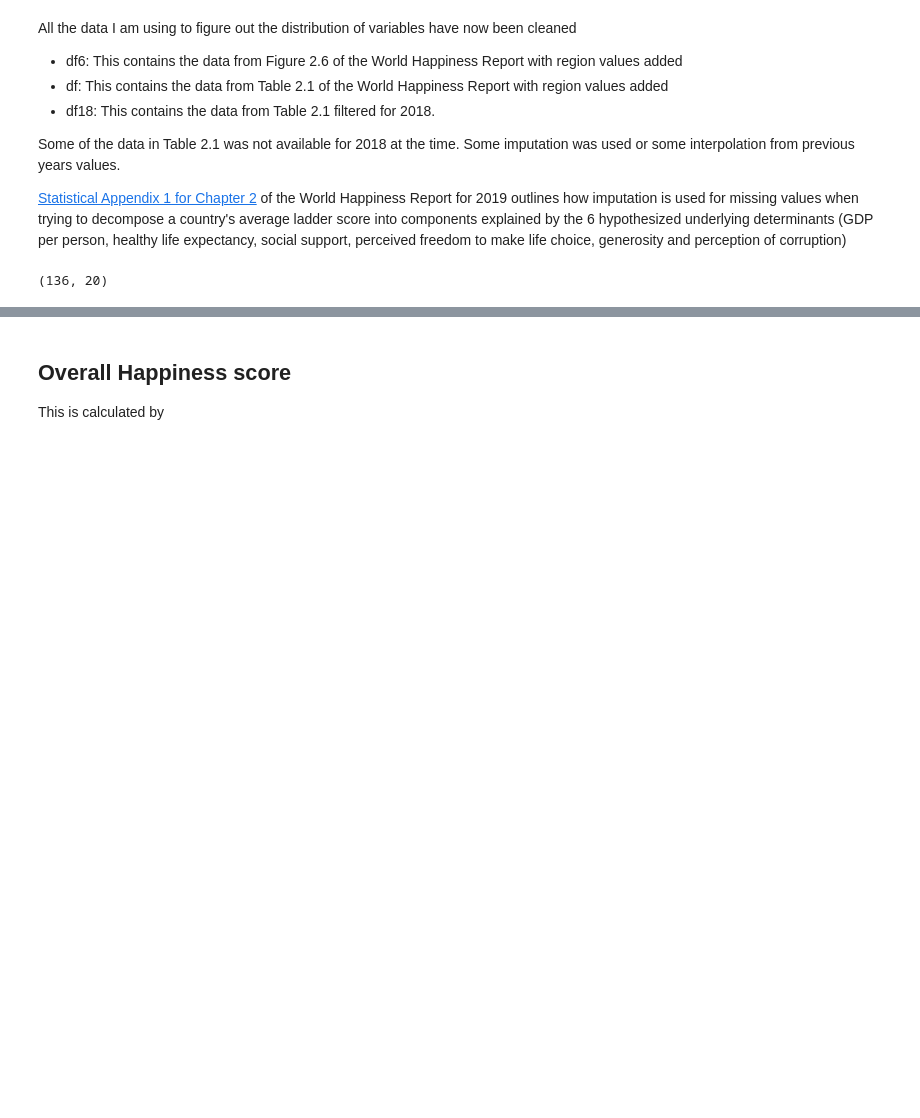
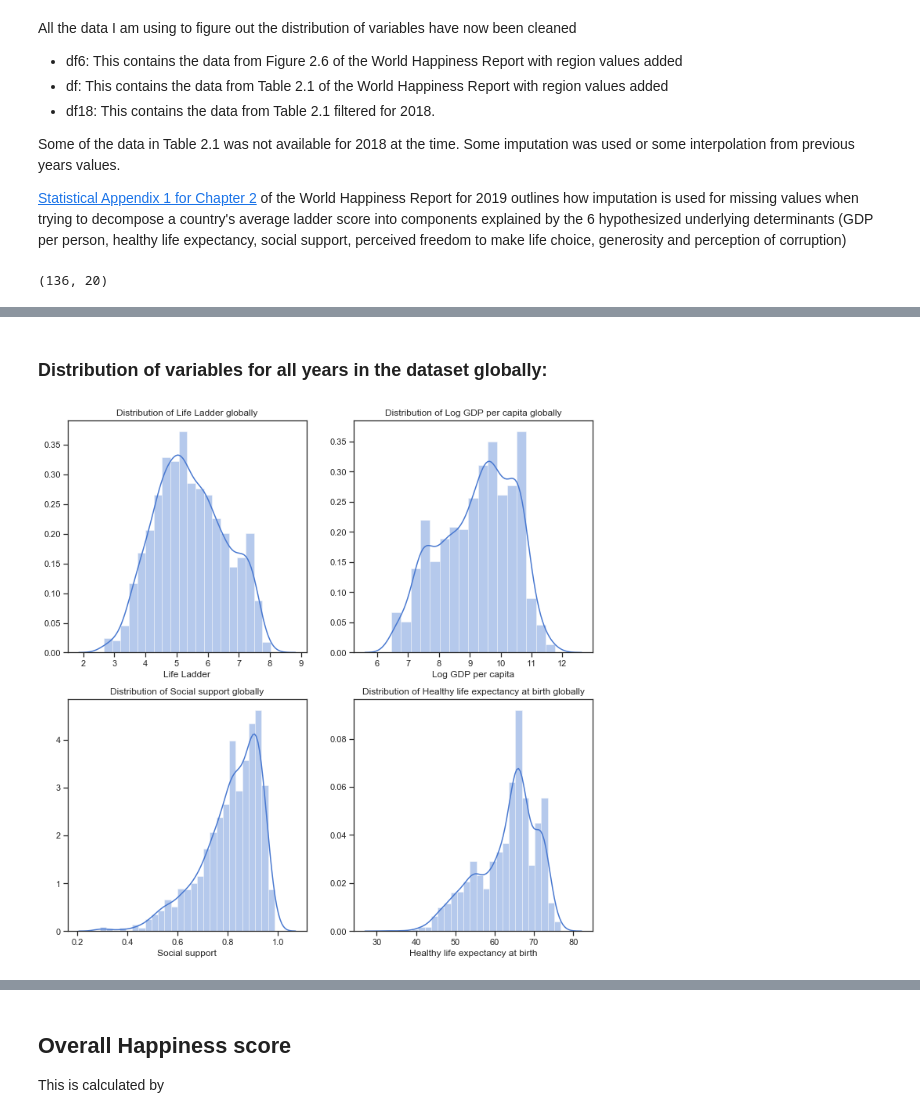
Before and after one commit to angela1C/Programming-for-Data-Analysis-Simulation-Project-2019, a Jupyter notebook: HappySimulate.ipynb, the cells around one changed output, grey strips where cells are left out. Saved outputs shown, nothing was run; the diff lists cells and outputs as text; code cells hidden in the pictures; blank space fills up the shorter version.

```diff
--- a/HappySimulate.ipynb
+++ b/HappySimulate.ipynb
@@ -475,0 +583,22 @@ My intention now is to plot the values for 2018 from both Table 2.1 data and Fig
+# %% [markdown]
+### Distribution of variables for all years in the dataset globally:
+# %%
+# set up the subplots
+sns.set(style="ticks", palette="muted")
+f,axes=plt.subplots(2,2, figsize=(12,12))
+
+# plot the distributions of each of the main variables. At global level first. Look at Regional after
+
+sns.distplot(df['Life Ladder'].dropna(), ax=axes[0,0]);
+axes[0,0].set_title("Distribution of Life Ladder globally");
+
+sns.distplot(df['Log GDP per capita'].dropna(), ax=axes[0,1]);
+axes[0,1].set_title("Distribution of Log GDP per capita globally");
+
+sns.distplot(df['Social support'].dropna(), ax=axes[1,0]);
+axes[1,0].set_title("Distribution of Social support globally");
+
+sns.distplot(df['Healthy life expectancy at birth'].dropna(), ax=axes[1,1]);
+axes[1,1].set_title("Distribution of Healthy life expectancy at birth globally");
+# %% [output]
+[figure, added]
```
Also changed, not shown: parts of 30 cells of this notebook, 2 other files.
